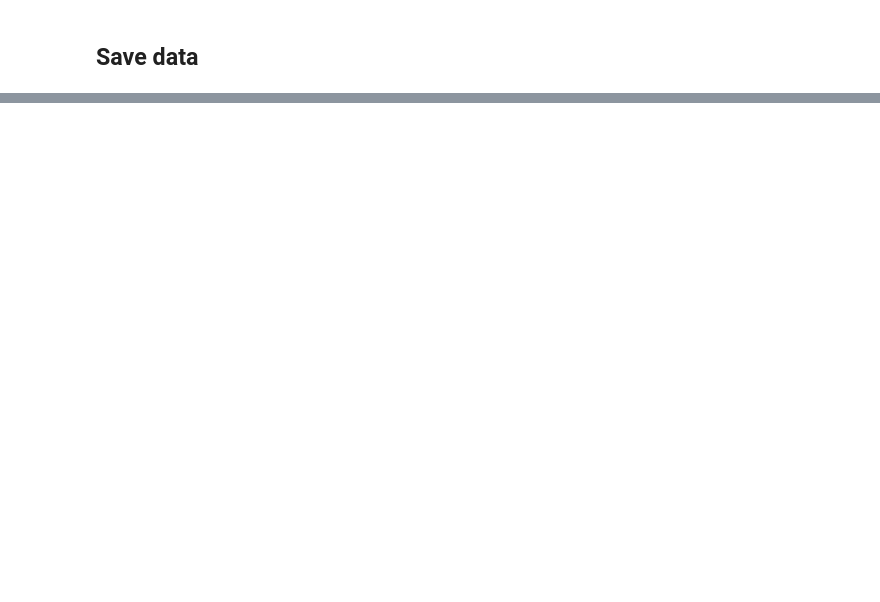
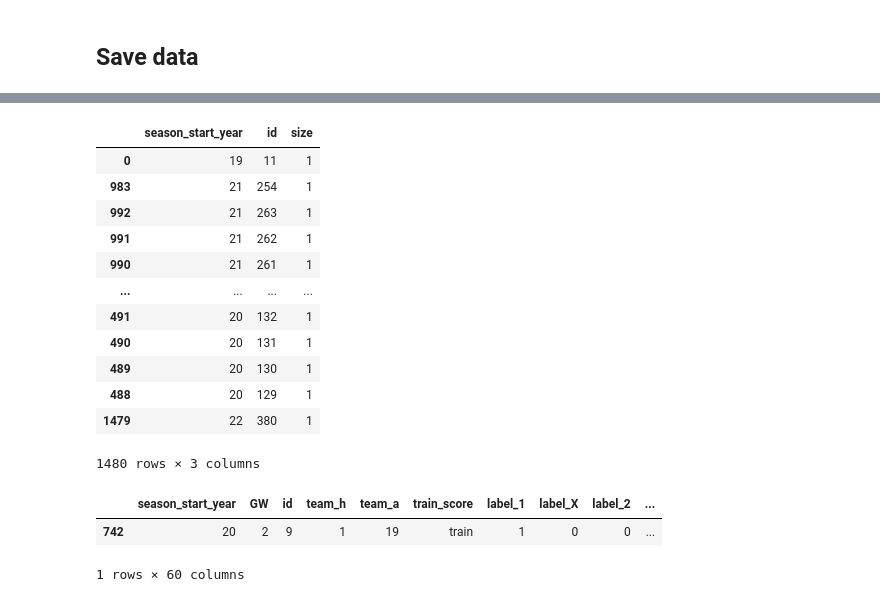
Before and after one commit to marcberg/FPL_predictions, a Jupyter notebook: test_features.ipynb, the cells around one changed output, grey strips where cells are left out. Cells and saved outputs as stored; diff of their text form; code cells hidden in the pictures; blank space fills up the shorter version.

```diff
--- a/test_features.ipynb
+++ b/test_features.ipynb
@@ -330,0 +310,22 @@ data.to_csv('artifacts/data.csv', index=False)
+# %%
+data.groupby(['season_start_year', 'id'], as_index=False).size().sort_values('size', ascending=False)
+# %% [output]
+|  | season_start_year | id | size |
+| 0 | 19 | 11 | 1 |
+| 983 | 21 | 254 | 1 |
+| 992 | 21 | 263 | 1 |
+| 991 | 21 | 262 | 1 |
+| 990 | 21 | 261 | 1 |
+| ... | ... | ... | ... |
+| 491 | 20 | 132 | 1 |
+| 490 | 20 | 131 | 1 |
+| 489 | 20 | 130 | 1 |
+| 488 | 20 | 129 | 1 |
+| 1479 | 22 | 380 | 1 |
+1480 rows × 3 columns
+# %%
+data.loc[(data.season_start_year == 20) & (data.id == 9)]
+# %% [output]
+|  | season_start_year | GW | id | team_h | team_a | train_score | label_1 | label_X | label_2 | ... |
+| 742 | 20 | 2 | 9 | 1 | 19 | train | 1 | 0 | 0 | ... |
+1 rows × 60 columns
```
Also changed, not shown: parts of 20 cells of this notebook, 4 other files.
